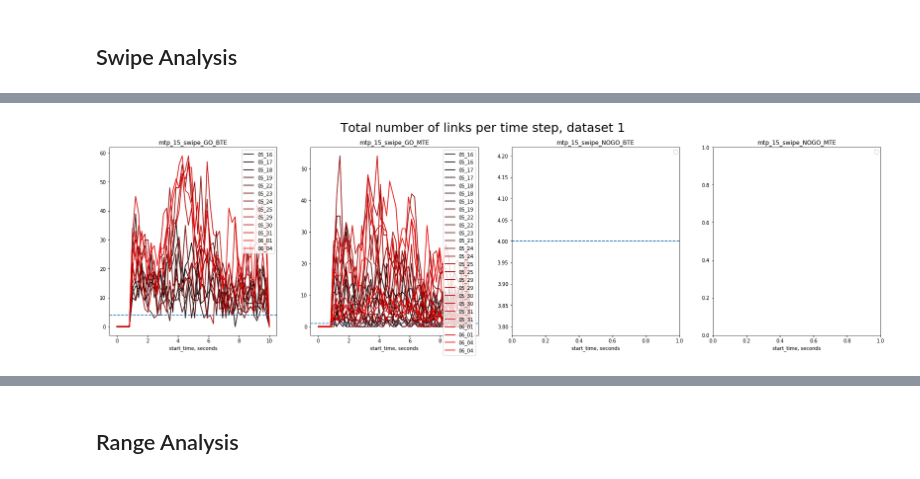
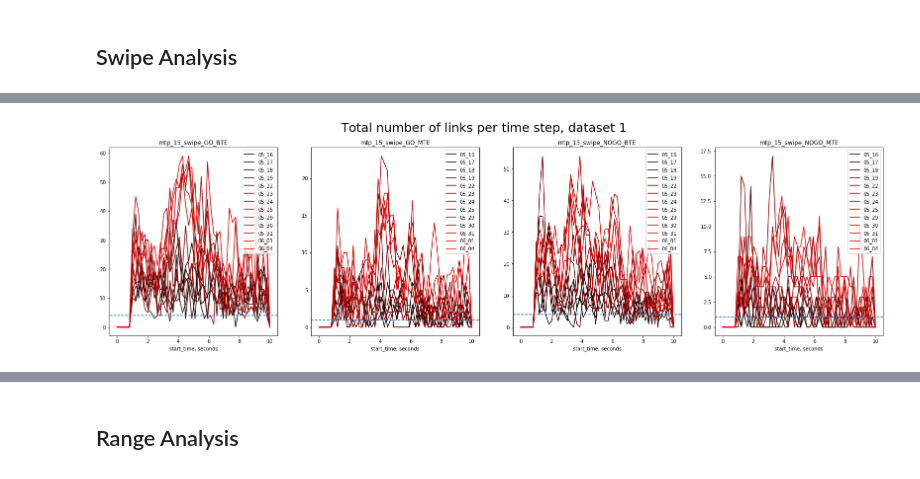
Before and after one commit to aleksejs-fomins/nest-mesoscopic-metric-test, a Jupyter notebook: codes/analysis_real/swipe-analysis.ipynb, the cells around one changed output, grey strips where cells are left out. Drawn from its saved outputs; the diff is of its cells as text; code cells hidden in the pictures.

```diff
--- a/codes/analysis_real/swipe-analysis.ipynb
+++ b/codes/analysis_real/swipe-analysis.ipynb
@@ -29,13 +29,14 @@ Appended library directory /media/aleksejs/DataHDD/work/codes/theoretical-models
 ## Processing single point data
 # %%
 def getData(fname):
+    print("Reading file", fname)
     filename = os.path.join(pwd_h5, os.path.join("real_data", fname))
     h5f = h5py.File(filename, "r")
     TE = np.copy(h5f['results']['TE_table'])
     lag = np.copy(h5f['results']['delay_table'])
     p = np.copy(h5f['results']['p_table'])
     h5f.close()
-    return TE, lag, p
+    return (TE, lag, p)
 
 def getStatistics(basenames):
     stat = {}
@@ -81,7 +82,7 @@ def getTitlesAndIndices(stat, mouse, trials, methods, analysis_type, ranges=[Non
         for method in methods:
             for rng in ranges:
                 title = '_'.join([mouse, analysis_type, trial, method])
-                select = isCorrectMouse
+                select = np.copy(isCorrectMouse)
                 select += stat['isAnalysis'][analysis_type]
                 select += stat['isTrial'][trial]
                 select += stat['isMethod'][method]
@@ -110,7 +111,8 @@ while datafilenames != ['']:
         basenamesets += [np.array([os.path.basename(name) for name in datafilenames])]
         statistics += [getStatistics(basenamesets[-1])]
 
-print('Done')
+print('Selecting files Done, reading...')
+datasets = [np.array([getData(fname) for fname in fnames]) for fnames in datafilesets]
 # %% [output]
 Total user files in dataset 0 is 52
 By Analysis ::: {'swipe': 52, 'range': 0, 'all': 0}
@@ -154,7 +138,7 @@ By Trial    ::: {'GO': 26, 'NOGO': 26, 'ALL': 0}
 # time : Total Number of links
 #################################
 
-for iDataSet, (datafilenames, basenames, stat) in enumerate(zip(datafilesets, basenamesets, statistics)):
+for iDataSet, (basenames, stat) in enumerate(zip(basenamesets, statistics)):
     tflist = getTitlesAndIndices(stat, 'mtp_15', ["GO","NOGO"], ["BTE","MTE"], "swipe")
     nPlots = len(tflist)
 
@@ -163,15 +147,12 @@ for iDataSet, (datafilenames, basenames, stat) in enumerate(zip(datafilesets, ba
 
     for idxPlot, (pTitle, idxs_ths) in enumerate(tflist):
         nFiles = np.sum(idxs_ths)
-        print(nFiles)
-        for idxFile, (fname, basename) in enumerate(zip(datafilenames[idxs_ths], basenames[idxs_ths])):
-            #print("Processing file: ", basename)
-            te, lag, p = getData(fname)
+        for idxFile, (data, basename) in enumerate(zip(datasets[iDataSet][idxs_ths], basenames[idxs_ths])):
+            te, lag, p = data
 
             times = 0.2 * np.linspace(0, te.shape[2], te.shape[2])
             totalConnPerTime = [np.sum(1-np.isnan(te[:,:,i]).astype(int)) for i in range(te.shape[2])]
 
-            print(idxPlot, idxFile)
             ax[idxPlot].plot(times, totalConnPerTime, label=basename[12:17], color=((idxFile / nFiles), 0, 0))
 
         ax[idxPlot].set_title(pTitle)
@@ -179,31 +160,64 @@ for iDataSet, (datafilenames, basenames, stat) in enumerate(zip(datafilesets, ba
         ax[idxPlot].set_xlabel("start_time, seconds")
         ax[idxPlot].legend()
 
-# #################################
-# # Session : Total number of links
-# #################################
-# ranges_sec = {'TEX' : (2.0, 3.5), 'LIK' : (3.5, 6.0)}
-# ranges_frame = {k : np.round((np.array(v) / 10.0 * 50)).astype(int) for k,v in ranges_sec.items()}
-# print(ranges_frame)
+#################################
+# Session : Total number of links
+#################################
+ranges_sec = {'TEX' : (2.0, 3.5), 'LIK' : (3.5, 6.0)}
+ranges_frame = {k : np.round((np.array(v) / 10.0 * 50)).astype(int) for k,v in ranges_sec.items()}
+print(ranges_frame)
 
-# for rng_name, rng in ranges_frame.items():
-#     fig, ax = plt.subplots(nrows=1, ncols=nPlots, figsize=(7*nPlots, 7))
-#     fig.suptitle('Total number of links per session during '+rng_name, fontsize=25)
+for rng_name, rng in ranges_frame.items():
+    fig, ax = plt.subplots(nrows=1, ncols=nPlots, figsize=(7*nPlots, 7))
+    fig.suptitle('Total number of links per session during '+rng_name, fontsize=25)
 
-#     for idxPlot, (pTitle, idxs_ths) in enumerate(tflist):
-#         totalConnPerSession = []
-#         for idxFile, (fname, basename) in enumerate(zip(datafilenames[idxs_ths], basenames[idxs_ths])):
-#             #print("Processing file: ", basename)
-#             te, lag, p = getData(fname)
+    for iDataSet, (basenames, stat) in enumerate(zip(basenamesets, statistics)):
+        tflist = getTitlesAndIndices(stat, 'mtp_15', ["GO","NOGO"], ["BTE","MTE"], "swipe")
 
-#             te_rng = te[:,:,rng[0]:rng[1]]
-#             totalConnPerSession += [np.sum(1-np.isnan(te_rng).astype(int))]
+        for idxPlot, (pTitle, idxs_ths) in enumerate(tflist):
+            atLeast1ConnPerSession = []
+            for idxFile, (data, basename) in enumerate(zip(datasets[iDataSet][idxs_ths], basenames[idxs_ths])):
+                te, lag, p = data
 
-#         ax[idxPlot].plot(totalConnPerSession)
-#         ax[idxPlot].set_title(pTitle)
-#         ax[idxPlot].set_xticks(list(range(np.sum(idxs_ths))))
-#         ax[idxPlot].set_xticklabels([bname[12:17] for bname in basenames[idxs_ths]])
+                te_rng = te[:,:,rng[0]:rng[1]]
+                atLeast1ConnPerSession += [(np.sum(1-np.isnan(te_rng).astype(int), axis=2) > 0).astype(int)]
 
+            totalConnPerSession = [np.sum(c) for c in atLeast1ConnPerSession]
+            sharedConn = [np.nan] + [np.sum(atLeast1ConnPerSession[idxFile-1] + atLeast1ConnPerSession[idxFile] == 2) for idxFile in range(1, nFiles)]
+
+            ax[idxPlot].plot(totalConnPerSession, label='dataset'+str(iDataSet)+'total')
+            ax[idxPlot].plot(sharedConn, '--', label='dataset'+str(iDataSet)+'shared')
+            ax[idxPlot].set_title(pTitle)
+            ax[idxPlot].set_xticks(list(range(np.sum(idxs_ths))))
+            ax[idxPlot].set_xticklabels([bname[12:17] for bname in basenames[idxs_ths]])
+            ax[idxPlot].legend()
+
+#################################
+# Session : Shared Link Scatter
+#################################
+for rng_name, rng in ranges_frame.items():
+    rng_len = rng[1] - rng[0] + 1
+    fig, ax = plt.subplots(nrows=nFiles-1, ncols=nPlots, figsize=(7*nPlots, 7*(nFiles-1)))
+    fig.suptitle('Shared link scatter per session during '+rng_name, fontsize=25)
+
+    for iDataSet, (basenames, stat) in enumerate(zip(basenamesets, statistics)):
+        tflist = getTitlesAndIndices(stat, 'mtp_15', ["GO","NOGO"], ["BTE","MTE"], "swipe")
+
+        for idxPlot, (pTitle, idxs_ths) in enumerate(tflist):
+            nConnPerRng = []
+            for idxFile, (data, basename) in enumerate(zip(datasets[iDataSet][idxs_ths], basenames[idxs_ths])):
+                te, lag, p = data
+
+                te_rng = te[:,:,rng[0]:rng[1]]
+                nConnPerRng += [np.sum(1-np.isnan(te_rng).astype(int), axis=2)]
+
+            sharedConn = []
+
+            for idxFile in range(1, nFiles):
+                M = np.zeros((rng_len, rng_len))
+                for x, y in zip(nConnPerRng[idxFile-1].flatten(), nConnPerRng[idxFile].flatten()):
+                    M[x][y] += 1
+                ax[idxFile-1][idxPlot].imshow(M)
 
 
 #totalConnPerConn[-1][-1].append(np.sum(1-np.isnan(te).astype(int), axis=2).flatten()  / (te.shape[0]**2 - te.shape[0]))
@@ -272 +240 @@ No handles with labels found to put in legend.
-[figure, old version]
+[figure, new version]
```
Also changed, not shown: parts of 4 cells of this notebook.
